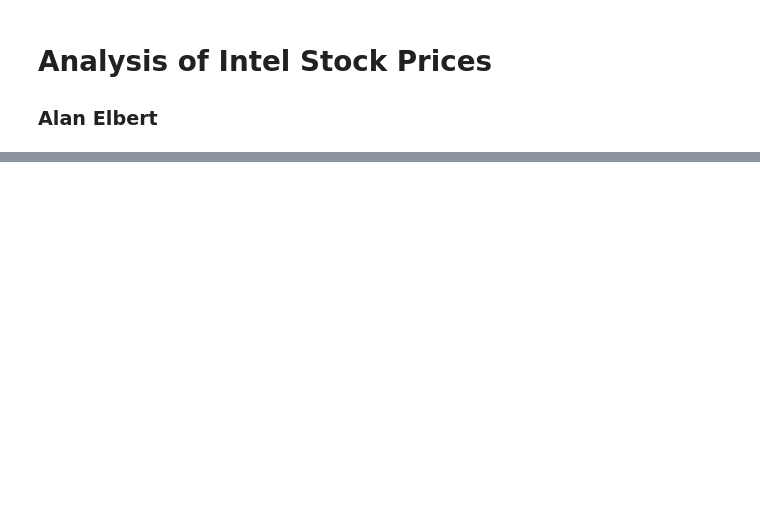
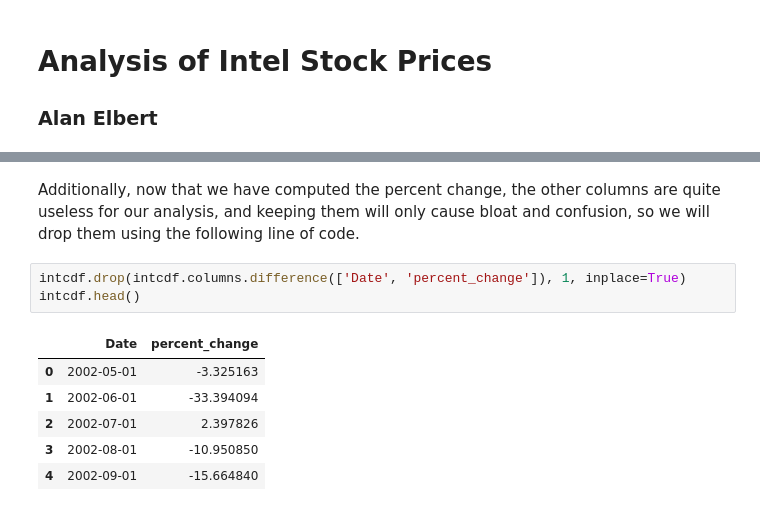
Before and after one commit to alanelbert/final_cmsc320, a Jupyter notebook: final.ipynb, the cells around one changed output, grey strips where cells are left out. Saved outputs shown, nothing was run; the diff lists cells and outputs as text; blank space fills up the shorter version.

```diff
--- a/final.ipynb
+++ b/final.ipynb
@@ -132,0 +193,12 @@ tcomm.head()
+# %% [markdown]
+Additionally, now that we have computed the percent change, the other columns are quite useless for our analysis, and keeping them will only cause bloat and confusion, so we will drop them using the following line of code.
+# %%
+intcdf.drop(intcdf.columns.difference(['Date', 'percent_change']), 1, inplace=True)
+intcdf.head()
+# %% [output]
+|  | Date | percent_change |
+| 0 | 2002-05-01 | -3.325163 |
+| 1 | 2002-06-01 | -33.394094 |
+| 2 | 2002-07-01 | 2.397826 |
+| 3 | 2002-08-01 | -10.950850 |
+| 4 | 2002-09-01 | -15.664840 |
```
Also changed, not shown: parts of 35 cells of this notebook, 2 other files.
